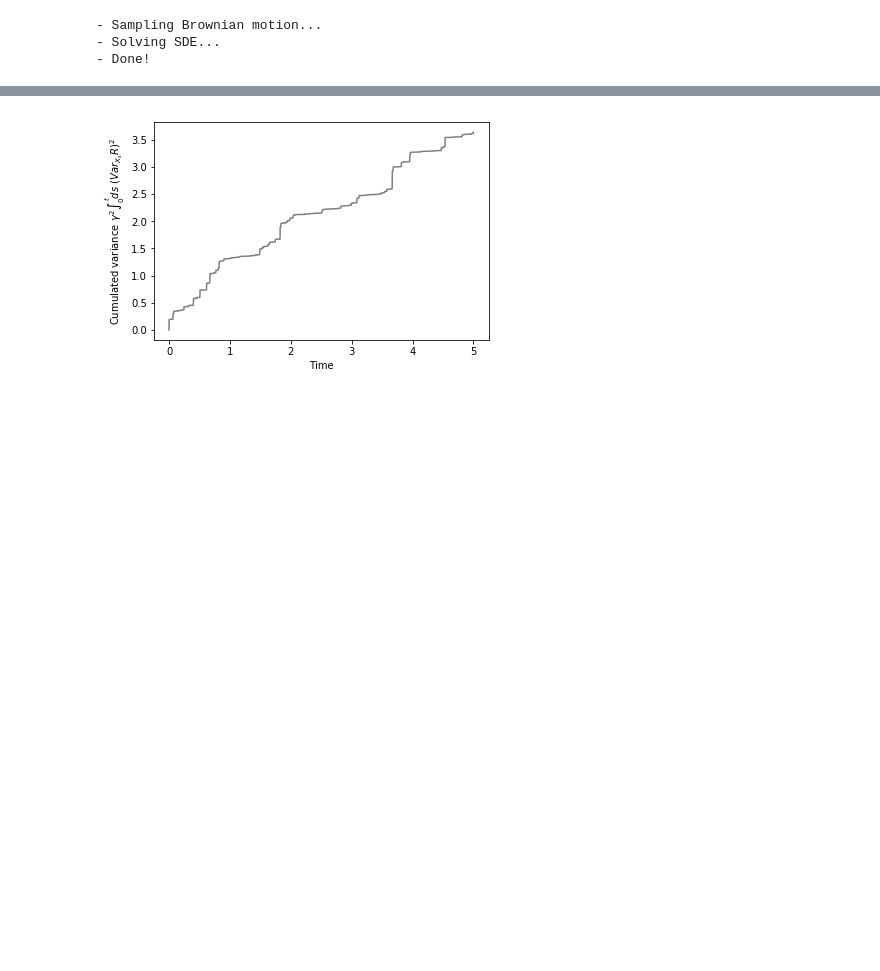
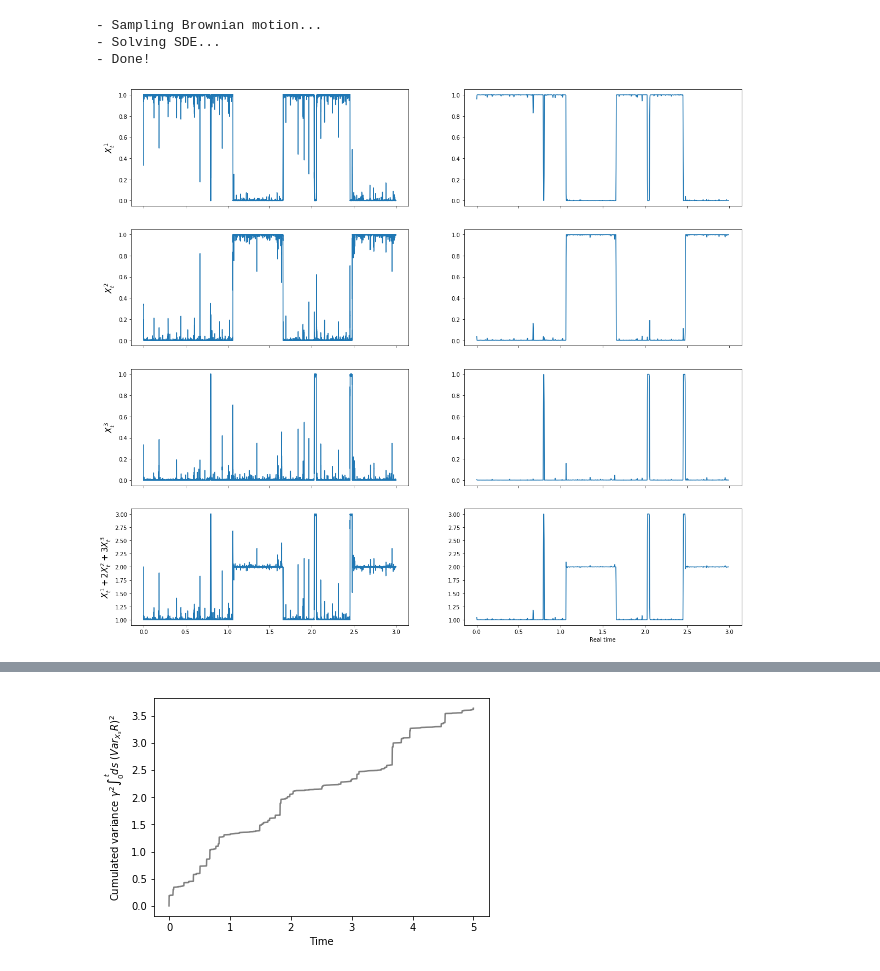
Before and after one commit to LieGroupie/quantumCollapse, a Jupyter notebook: threeState.ipynb, the cells around one changed output, grey strips where cells are left out. Saved outputs shown, nothing was run; the diff lists cells and outputs as text; code cells hidden in the pictures; blank space fills up the shorter version.

```diff
--- a/threeState.ipynb
+++ b/threeState.ipynb
@@ -339,3 +340,37 @@ print("- Done!")
 - Sampling Brownian motion...
 - Solving SDE...
 - Done!
+# %%
+import matplotlib.pyplot as plt
+plt.rcParams["figure.figsize"] = (20,18)
+
+def smoothing(x, sampling):
+    y = np.zeros(sampling, dtype=float)
+    begin = 0
+    mid   = np.floor(len(y)/2).astype(int)
+    end   = sampling
+    ratio = np.floor(len(x)/sampling).astype(int)
+    for i in range(0, mid) :
+        y[i] = np.mean( x[i*ratio: (i+1)*ratio] )
+    for i in range(mid,end) :
+        y[i] = np.mean( x[(i-1)*ratio:i*ratio] )
+    return y
+
+fig = plt.figure()
+ax  = fig.subplots(4,2, sharex=True)
+for i in range(3):
+    x = X[i,:].reshape([Npas,1])
+    ax[i,0].plot(t, x )
+    ax[i,1].plot( smoothing(t, 1000), smoothing(x, 1000) )
+    ax[i,0].set_ylabel( ylabel="$X^{%d}_t$"%(i+1), fontsize=15 )
+ax[3,0].plot(t, mean)
+ax[3,1].plot( smoothing(t, 1000), smoothing(mean, 1000) )
+ax[3,0].set_ylabel( ylabel="$X^1_t + 2 X^2_t + 3 X_t^3$", fontsize=15 )
+plt.xlabel("Real time")
+
+plt.savefig("threeState_combination.png")
+plt.savefig("threeState_combination.svg")
+plt.show()
+plt.close('all')
+# %% [output]
+[figure, added]
```
Also changed, not shown: parts of 5 cells of this notebook.
